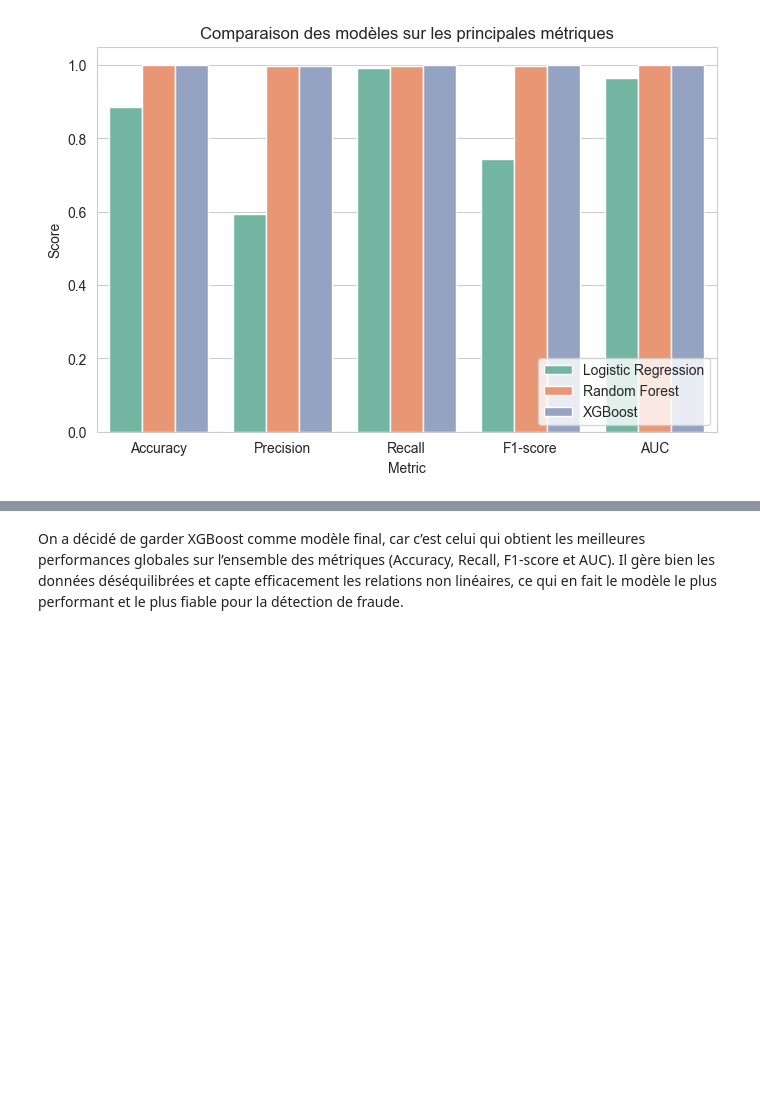
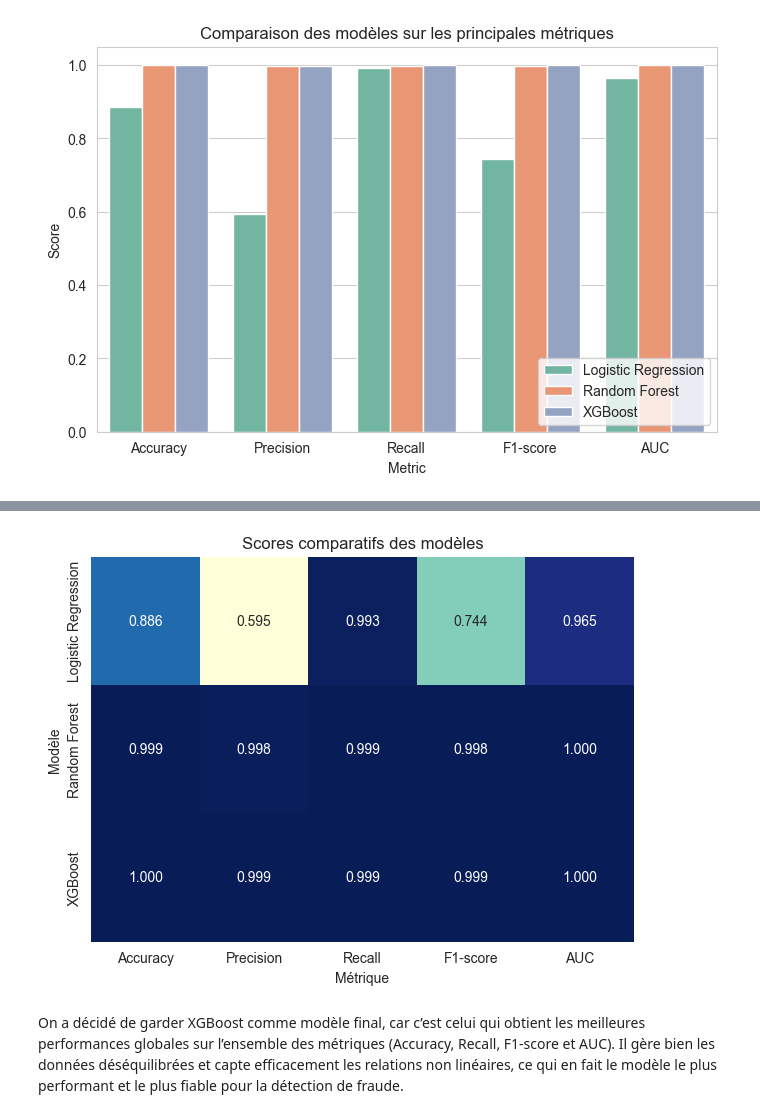
Before and after one commit to Tailroil/hackaton_finance_team2, a Jupyter notebook: notebooks/model_ML.ipynb, the cells around one changed output, grey strips where cells are left out. Cells and saved outputs as stored; diff of their text form; code cells hidden in the pictures; blank space fills up the shorter version.

```diff
--- a/notebooks/model_ML.ipynb
+++ b/notebooks/model_ML.ipynb
@@ -263,3 +305,15 @@ Résumé comparatif des modèles :
+# %%
+plt.figure(figsize=(7,5))
+sns.heatmap(
+    results.set_index("Model")[["Accuracy","Precision","Recall","F1-score","AUC"]],
+    annot=True, cmap="YlGnBu", fmt=".3f", cbar=False
+)
+plt.title("Scores comparatifs des modèles")
+plt.ylabel("Modèle")
+plt.xlabel("Métrique")
+plt.show()
+# %% [output]
+[figure, added]
 # %% [markdown]
 On a décidé de garder XGBoost comme modèle final, car c’est celui qui obtient les meilleures performances globales sur l’ensemble des métriques (Accuracy, Recall, F1-score et AUC).
 Il gère bien les données déséquilibrées et capte efficacement les relations non linéaires, ce qui en fait le modèle le plus performant et le plus fiable pour la détection de fraude.
```
Also changed, not shown: parts of 9 cells of this notebook, 2 other files.
